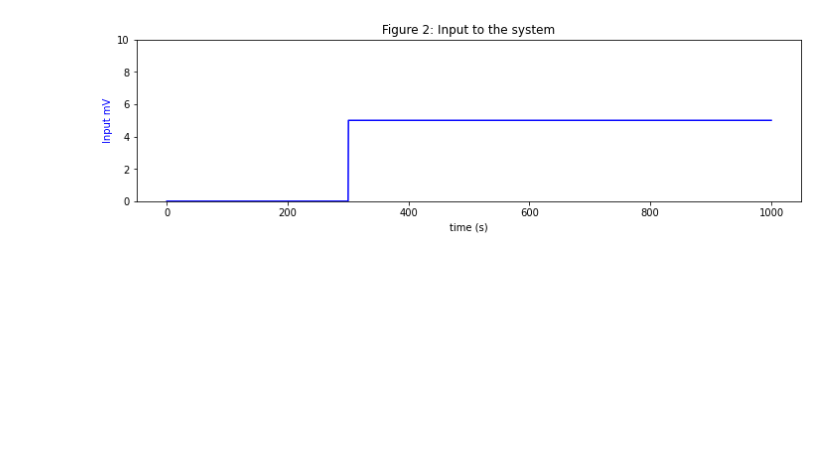
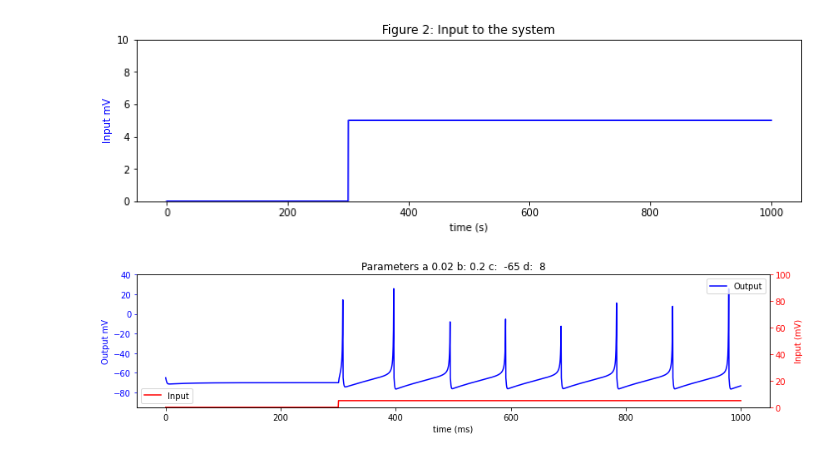
Before and after one commit to dimaqq/Interactive-Izhikevich-Model, a Jupyter notebook: interactive_izhikevich.ipynb, the cells around one changed output. Cells and saved outputs as stored; diff of their text form; code cells hidden in the pictures; blank space fills up the shorter version.

```diff
--- a/interactive_izhikevich.ipynb
+++ b/interactive_izhikevich.ipynb
@@ -40,3 +40,20 @@ def Discrete_Model(a,b,u,v,I):
     v = v + h *(0.04*v*v+5*v+140-u+I) # Discrete form of membrane potential of the neuron
     u = u + h *(a*(b*v-u))            # Discrete form of membrane recovery variable
     return u,v
+# %%
+def Izhikevich(a,b,c,d):
+    v=-65*np.ones((len(time)))  # SETS UP THE INITIAL VALUES of the membrane potential
+    u=0*np.ones((len(time)))    # SETS UP THE INITIAL VALUES of the membrane recovery
+    u[0]=b*v[0]                 # INITIAL CONDITION
+
+    spiketime=[]
+    fired=[]
+    I=Input(input_onset,input_amp)
+    # EULER METHOD
+    for k in range (0,len(time)-1):
+        u[k+1],v[k+1]=Discrete_Model(a,b,u[k],v[k],I[k]) # Numerically solving the equations at each time point
+
+        if v[k+1]>30:
+            v[k+1]=c
+            u[k+1]=u[k+1]+d
+    plot_input_output(time,v,I,a,b,c,d)
@@ -42,0 +83,4 @@ def Discrete_Model(a,b,u,v,I):
+# %%
+Izhikevich(0.02,0.2,-65,8)
+# %% [output]
+[figure, added]
```
Also changed, not shown: parts of 3 cells of this notebook.
